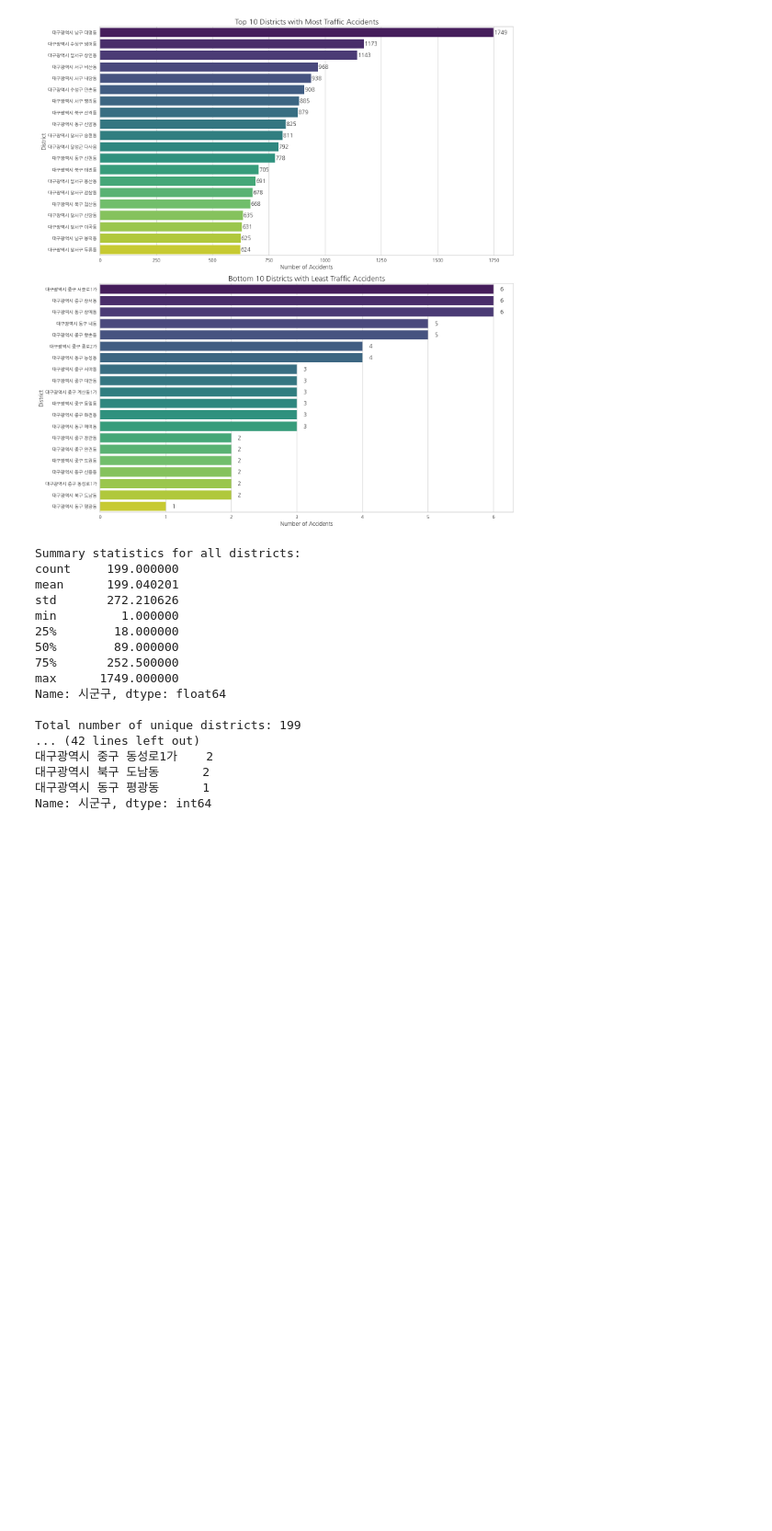
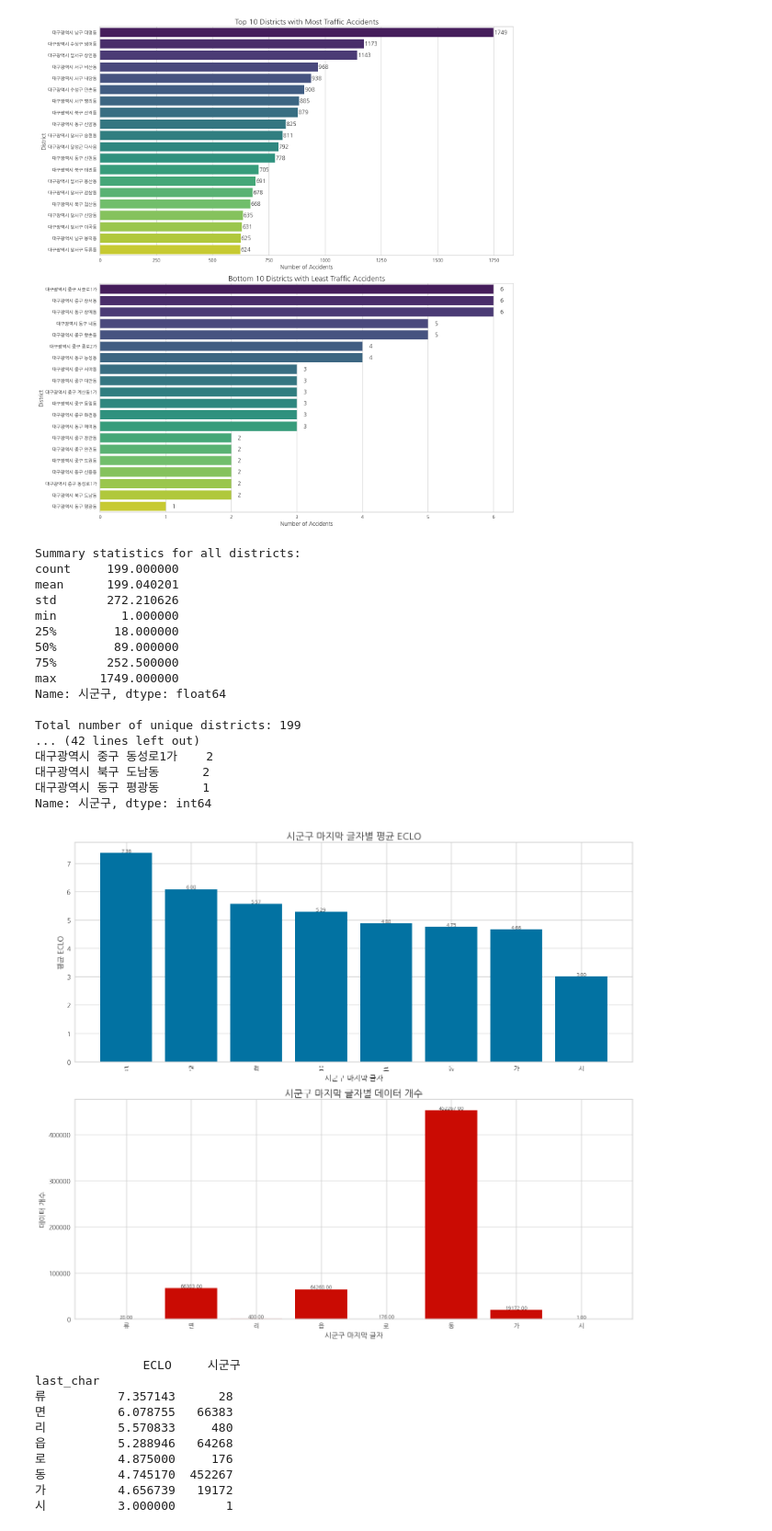
Before and after one commit to Boostcamp-AI-Tech-Recsys-team2/Prediction-of-Traffic-Accident-Victims-in-Daegu, a Jupyter notebook: EDA/EDA_geonhee.ipynb, the cells around one changed output. Shown at 92% size. Saved outputs shown, nothing was run; the diff lists cells and outputs as text; code cells hidden in the pictures; blank space fills up the shorter version.

```diff
--- a/EDA/EDA_geonhee.ipynb
+++ b/EDA/EDA_geonhee.ipynb
@@ -223,7 +244,7 @@ min       7855.000000
 max      10048.000000
 Name: accident_count, dtype: float64
 # %%
-country = pd.read_csv('C:/Users/lhsuk/OneDrive - konkuk.ac.kr/바탕 화면/대구 교통사고/data/external_open/countrywide_accident.csv')
+country = pd.read_csv('C:/Users/lhsuk/OneDrive - konkuk.ac.kr/바탕 화면/대구 교통사고/dataset/external_open/countrywide_accident.csv')
 country.head()
 # %% [output]
 |  | ID | 사고일시 | 요일 | 기상상태 | 시군구 | 도로형태 | 노면상태 | 사고유형 | 사고유형 - 세부분류 | 법규위반 | ... | ... |
@@ -386,3 +407,66 @@ Total number of unique districts: 199
 대구광역시 북구 도남동      2
 대구광역시 동구 평광동      1
 Name: 시군구, dtype: int64
+# %%
+import pandas as pd
+import matplotlib.pyplot as plt
+
+# 데이터가 이미 'train'이라는 DataFrame에 로드되어 있다고 가정합니다.
+# 만약 그렇지 않다면, 아래 줄의 주석을 해제하고 파일 경로를 수정하세요.
+# train = pd.read_csv('your_data_file.csv')
+
+# '시군구' 컬럼의 마지막 글자를 추출하여 새로운 컬럼 생성
+country['last_char'] = country['시군구'].str[-1]
+
+# 마지막 글자를 기준으로 그룹화하고 'ECLO' 컬럼의 평균과 데이터 개수 계산
+grouped_data = country.groupby('last_char').agg({
+    'ECLO': 'mean',
+    '시군구': 'count'  # 데이터 개수를 세기 위해 아무 컬럼이나 사용 가능
+}).sort_values('ECLO', ascending=False)
+
+# 그래프 생성
+fig, (ax1, ax2) = plt.subplots(2, 1, figsize=(14, 12))
+
+# 평균 ECLO 막대 그래프 (상단 subplot)
+bars1 = ax1.bar(grouped_data.index, grouped_data['ECLO'], color='b')
+ax1.set_title("시군구 마지막 글자별 평균 ECLO", fontsize=16)
+ax1.set_xlabel("시군구 마지막 글자", fontsize=12)
+ax1.set_ylabel("평균 ECLO", fontsize=12)
+
+# 데이터 개수 막대 그래프 (하단 subplot)
+bars2 = ax2.bar(grouped_data.index, grouped_data['시군구'], color='r')
+ax2.set_title("시군구 마지막 글자별 데이터 개수", fontsize=16)
+ax2.set_xlabel("시군구 마지막 글자", fontsize=12)
+ax2.set_ylabel("데이터 개수", fontsize=12)
+
+# 각 막대 위에 값 표시
+def add_value_labels(ax, bars):
+    for bar in bars:
+        height = bar.get_height()
+        ax.text(bar.get_x() + bar.get_width()/2., height,
+                f'{height:.2f}',
+                ha='center', va='bottom', fontsize=8)
+
+add_value_labels(ax1, bars1)
+add_value_labels(ax2, bars2)
+
+# 그래프 간격 조정
+plt.tight_layout()
+
+# 그래프 표시
+plt.show()
+
+# 결과 출력
+print(grouped_data)
+# %% [output]
+[figure, added]
+               ECLO     시군구
+last_char
+류          7.357143      28
+면          6.078755   66383
+리          5.570833     480
+읍          5.288946   64268
+로          4.875000     176
+동          4.745170  452267
+가          4.656739   19172
+시          3.000000       1
```
Also changed, not shown: parts of 15 cells of this notebook, 1 other file.
